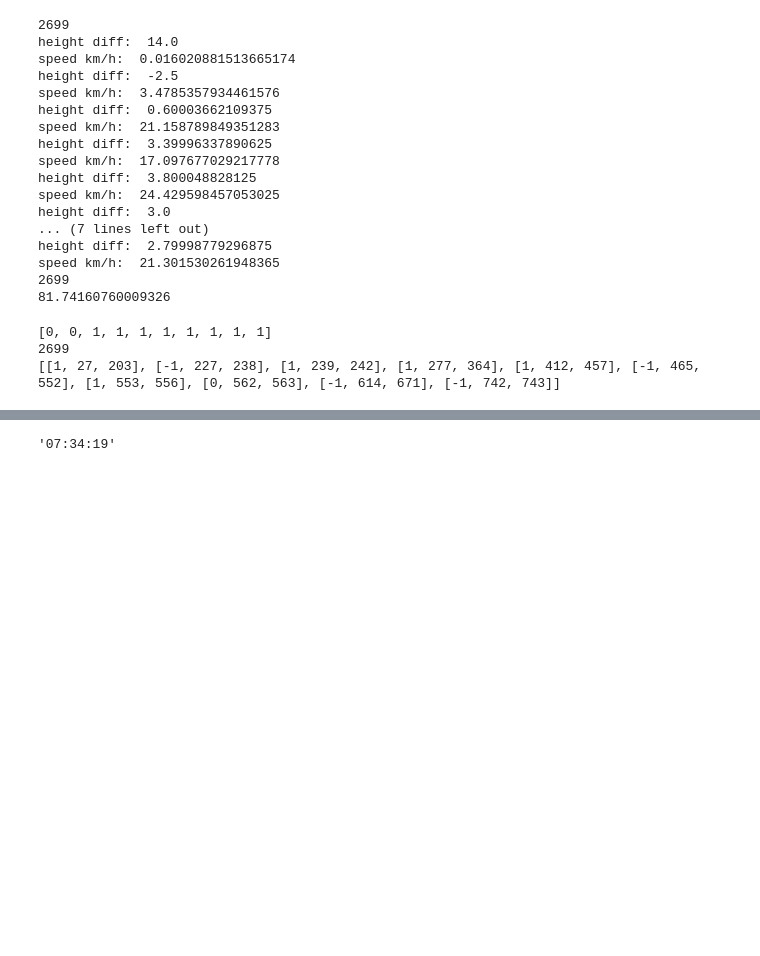
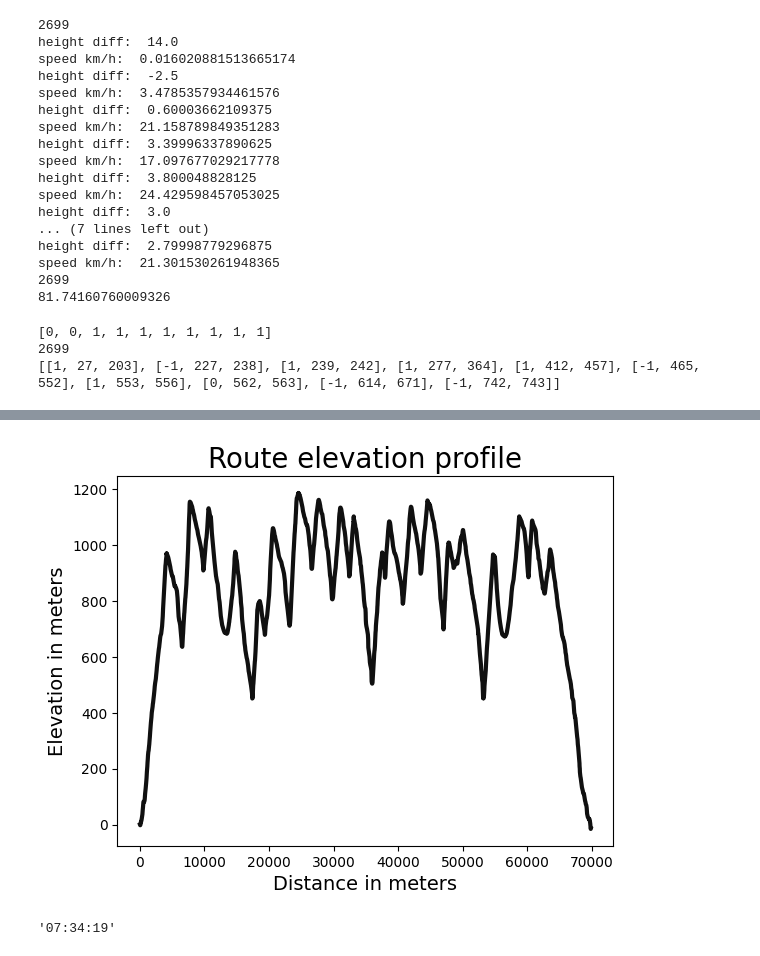
Before and after one commit to mgoetze06/learnPy, a Jupyter notebook: gpx-tools/gpx-parser.ipynb, the cells around one changed output, grey strips where cells are left out. Cells and saved outputs as stored; diff of their text form; code cells hidden in the pictures; blank space fills up the shorter version.

```diff
--- a/gpx-tools/gpx-parser.ipynb
+++ b/gpx-tools/gpx-parser.ipynb
@@ -218,6 +275,17 @@ for slope in slopes:
 the_map
 # %% [output]
 [interactive output not drawn]
+# %%
+import matplotlib.pyplot as plt
+cum_elev = np.cumsum(elev_diff)
+#print(cum_elev)
+
+plt.plot(df['distance'].fillna(0).cumsum(),cum_elev, color='#101010', lw=3)
+plt.title('Route elevation profile', size=20)
+plt.xlabel('Distance in meters', size=14)
+plt.ylabel('Elevation in meters', size=14);
+# %% [output]
+[figure, added]
 # %%
 import pandas as pd
 import numpy as np
```
Also changed, not shown: parts of 5 cells of this notebook.
